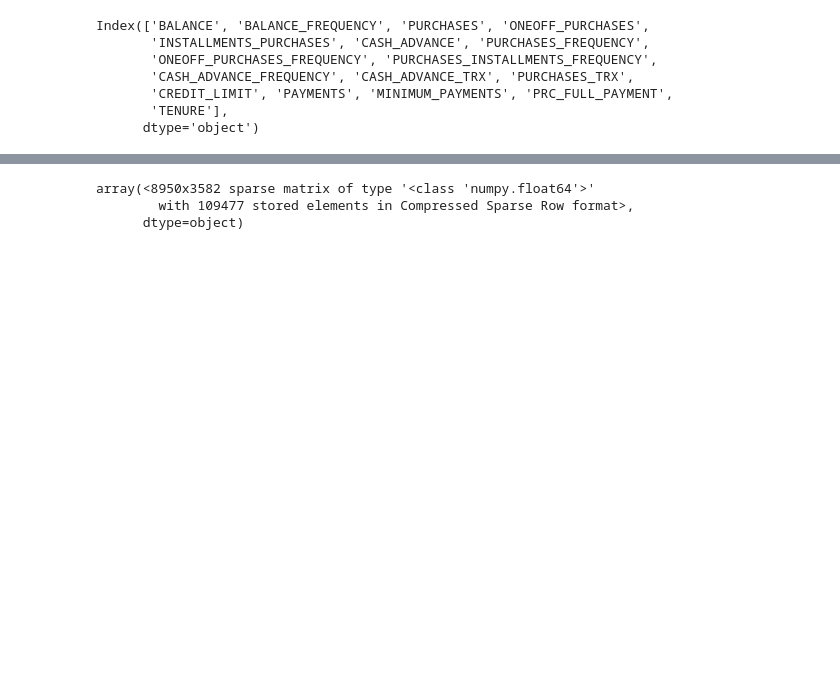
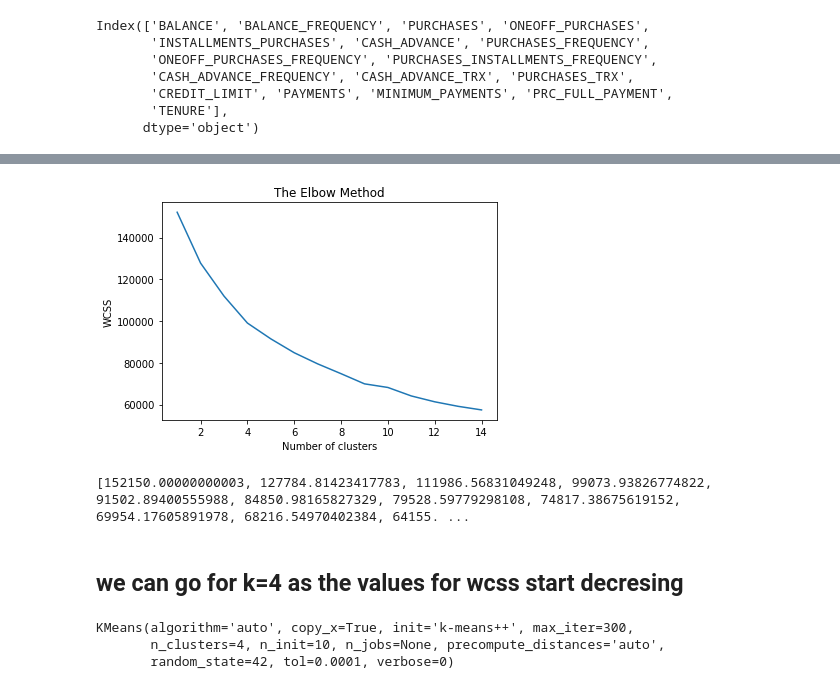
Before and after one commit to Princeshaw/ML_Clustering, a Jupyter notebook: Credit Card Cluster/CC_cluster.ipynb, the cells around one changed output, grey strips where cells are left out. Drawn from its saved outputs; the diff is of its cells as text; code cells hidden in the pictures; blank space fills up the shorter version.

Commit message:
Applied K means cluster and found 4 clusters

```diff
--- a/Credit Card Cluster/CC_cluster.ipynb
+++ b/Credit Card Cluster/CC_cluster.ipynb
@@ -161,9 +161,32 @@ scaled_data.head()
 | 2 | 0.447135 | 0.518084 | -0.107668 | 0.108889 | -0.454576 | -0.466786 | ... |
 | 3 | 0.049099 | -1.016953 | 0.232058 | 0.546189 | -0.454576 | -0.368653 | ... |
 | 4 | -0.358775 | 0.518084 | -0.462063 | -0.347294 | -0.454576 | -0.466786 | ... |
-# %%
-dataset_scaled
-# %% [output]
-array(<8950x3582 sparse matrix of type '<class 'numpy.float64'>'
-        with 109477 stored elements in Compressed Sparse Row format>,
-      dtype=object)
+# %%
+X = X = scaled_data.iloc[:,:].values
+# %%
+from sklearn.cluster import KMeans
+wcss = []
+for i in range(1, 15):
+    kmeans = KMeans(n_clusters = i, init = 'k-means++', random_state = 42)
+    kmeans.fit(X)
+    wcss.append(kmeans.inertia_)
+plt.plot(range(1, 15), wcss)
+plt.title('The Elbow Method')
+plt.xlabel('Number of clusters')
+plt.ylabel('WCSS')
+plt.show()
+# %% [output]
+[figure, added]
+# %%
+print(wcss)
+# %% [output]
+[152150.00000000003, 127784.81423417783, 111986.56831049248, 99073.93826774822, 91502.89400555988, 84850.98165827329, 79528.59779298108, 74817.38675619152, 69954.17605891978, 68216.54970402384, 64155. ...
+# %% [markdown]
+## we can go for k=4 as the values for wcss start decresing
+# %%
+kmeans = KMeans(n_clusters = 4, init = 'k-means++', random_state = 42)
+kmeans.fit(X)
+# %% [output]
+KMeans(algorithm='auto', copy_x=True, init='k-means++', max_iter=300,
+       n_clusters=4, n_init=10, n_jobs=None, precompute_distances='auto',
+       random_state=42, tol=0.0001, verbose=0)
```
Also changed, not shown: parts of 3 cells of this notebook.
